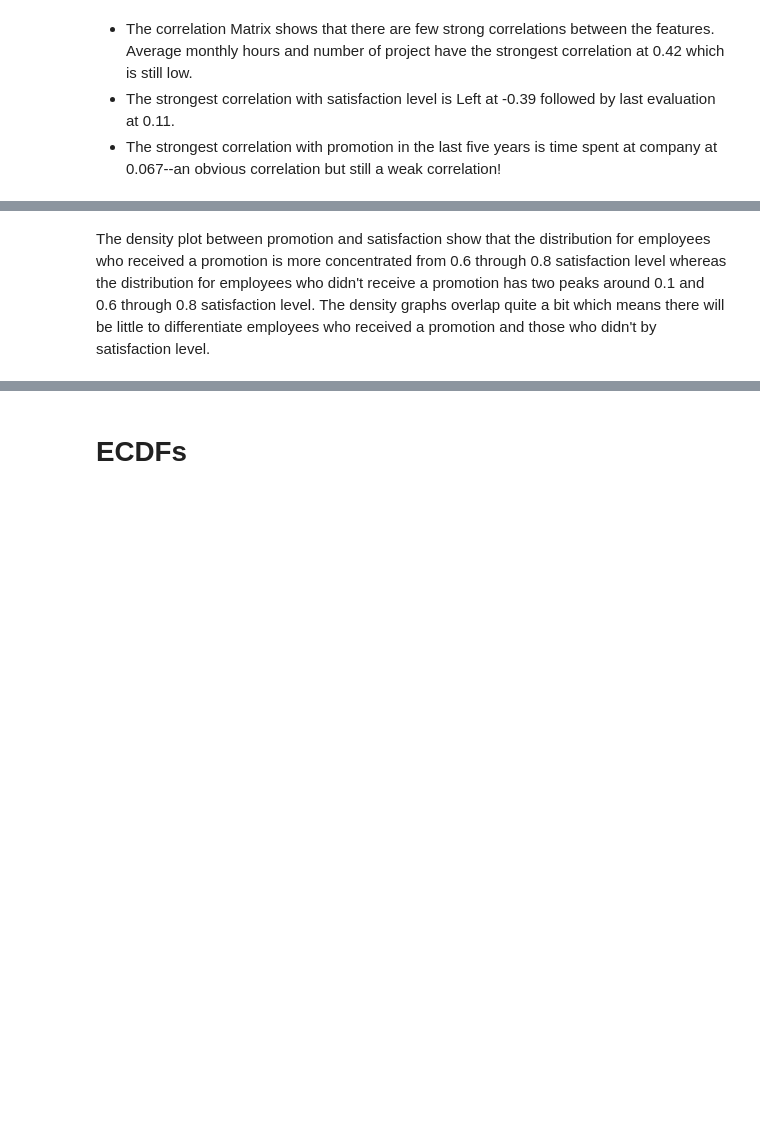
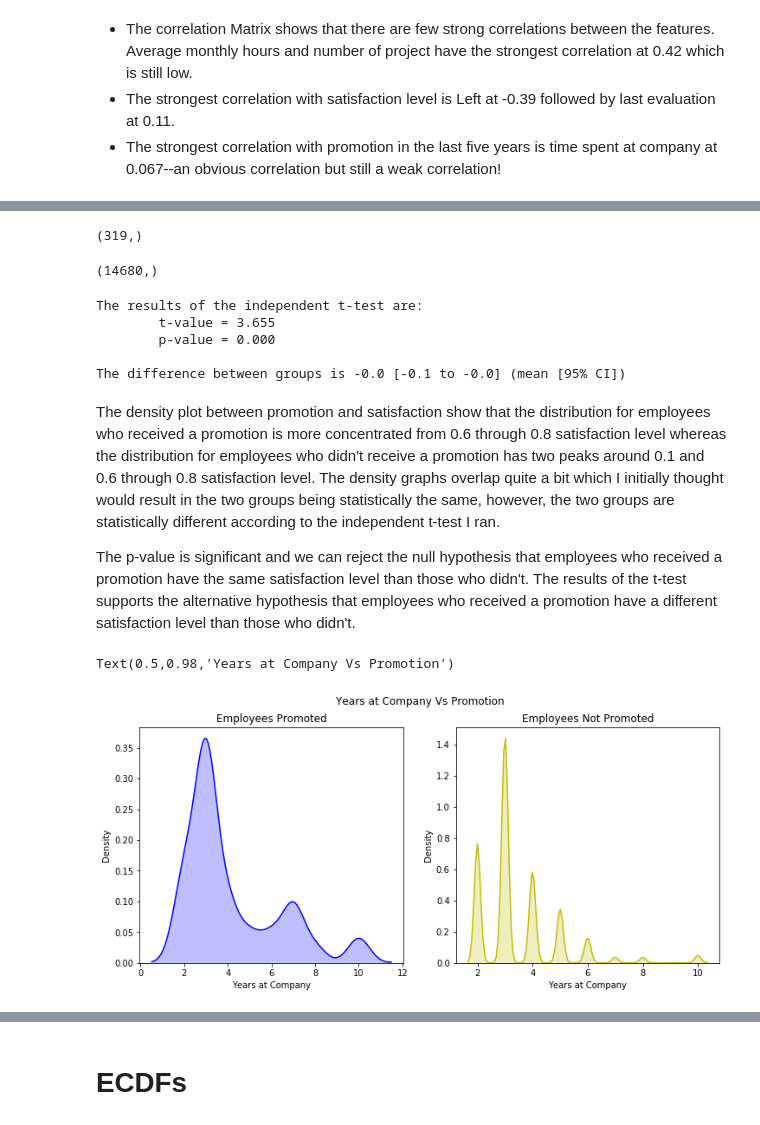
Before and after one commit to UpAHill/IS_685_Project_A.Hill, a Jupyter notebook: IS 685 Project A. Hill.ipynb, the cells around one changed output, grey strips where cells are left out. Drawn from its saved outputs; the diff is of its cells as text; code cells hidden in the pictures; blank space fills up the shorter version.

```diff
--- a/IS 685 Project A. Hill.ipynb
+++ b/IS 685 Project A. Hill.ipynb
@@ -128,18 +195,60 @@ plt.savefig('HR_Satisfaction_Level_Density_Plot')
+# %%
+sf1= data['satisfaction_level'].loc[data['promotion_last_5years']==1]
+sf1.shape
+# %% [output]
+(319,)
+# %%
+sf0= data['satisfaction_level'].loc[data['promotion_last_5years']==0]
+sf0.shape
+# %% [output]
+(14680,)
+# %%
+from scipy import stats
+from math import sqrt
+from scipy.stats import t
+
+# Run independent t-test
+ind_t_test = stats.ttest_ind(sf1, sf0, equal_var = False)
+
+# Calculate the mean difference and 95% confidence interval
+N1 = 319
+N0 = 14680
+df = (N0 + N1 - 2)
+std1 = sf1.std()
+std0 = sf0.std()
+std_N1N0 = sqrt( ((N1 - 1)*(std1)**2 + (N0 - 1)*(std0)**2) / df)
+
+diff_mean = sf0.mean() - sf1.mean()
+MoE = t.ppf(0.975, df) * std_N1N0 * sqrt(1/N0 + 1/N1)
+
+print('The results of the independent t-test are: \n\tt-value = {:4.3f}\n\tp-value = {:4.3f}'.format(ind_t_test[0],ind_t_test[1]))
+print ('\nThe difference between groups is {:3.1f} [{:3.1f} to {:3.1f}] (mean [95% CI])'.format(diff_mean, diff_mean - MoE, diff_mean + MoE))
+# %% [output]
+The results of the independent t-test are:
+        t-value = 3.655
+        p-value = 0.000
+
+The difference between groups is -0.0 [-0.1 to -0.0] (mean [95% CI])
 # %% [markdown]
-The density plot between promotion and satisfaction show that the distribution for employees who received a promotion is more concentrated from 0.6 through 0.8 satisfaction level whereas the distribution for employees who didn't receive a promotion has two peaks around 0.1 and 0.6 through 0.8 satisfaction level. The density graphs overlap quite a bit which means there will be little to differentiate employees who received a promotion and those who didn't by satisfaction level.
+The density plot between promotion and satisfaction show that the distribution for employees who received a promotion is more concentrated from 0.6 through 0.8 satisfaction level whereas the distribution for employees who didn't receive a promotion has two peaks around 0.1 and 0.6 through 0.8 satisfaction level. The density graphs overlap quite a bit which I initially thought would result in the two groups being statistically the same, however, the two groups are statistically different according to the independent t-test I ran.
+
+The p-value is significant and we can reject the null hypothesis that employees who received a promotion have the same satisfaction level than those who didn't. The results of the t-test supports the alternative hypothesis that employees who received a promotion have a different satisfaction level than those who didn't.
 # %%
 fig,ax=plt.subplots(ncols=2,figsize=(12,5))
 NoPromotion=df[df.promotion_last_5years==0]
 Promotion=df[df.promotion_last_5years==1]
 sns.kdeplot(Promotion.time_spend_company,shade=True,color="b",ax=ax[0],legend=False)
 ax[0].set_xlabel("Years at Company")
 ax[0].set_ylabel("Density")
 ax[0].set_title("Employees Promoted")
 sns.kdeplot(NoPromotion.time_spend_company,shade=True,color="y",ax=ax[1],legend=False)
 ax[1].set_xlabel("Years at Company")
 ax[1].set_ylabel('Density')
 ax[1].set_title('Employees Not Promoted')
-plt.suptitle("Years at Company Vs Promotion",fontsize=16)
+plt.suptitle("Years at Company Vs Promotion",fontsize=12)
+# %% [output]
+Text(0.5,0.98,'Years at Company Vs Promotion')
+[figure, added]
 # %%
 # List the Promotion Variables
 Promo = [0, 1]
```
Also changed, not shown: parts of 100 cells of this notebook, 6 other files.
